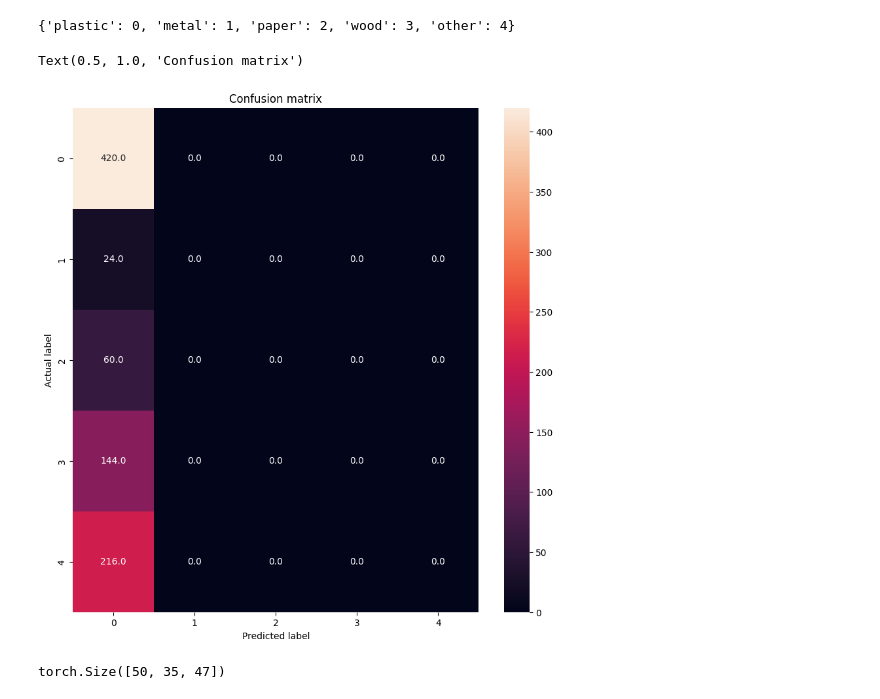
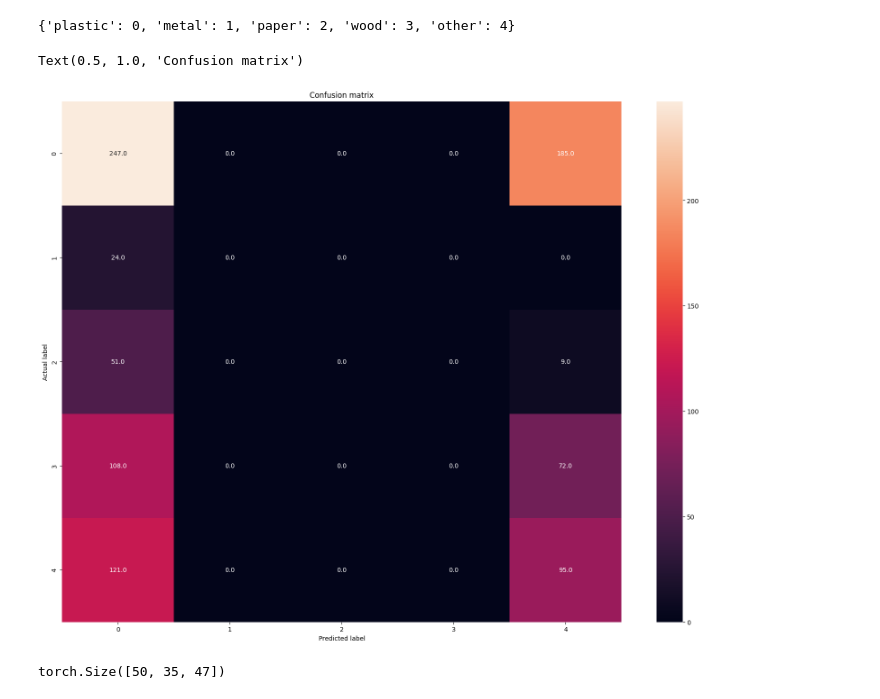
Before and after one commit to FYYHU/ai_mat, a Jupyter notebook: conv_net_Top4.ipynb, the cells around one changed output. Drawn from its saved outputs; the diff is of its cells as text; code cells hidden in the pictures.

```diff
--- a/conv_net_Top4.ipynb
+++ b/conv_net_Top4.ipynb
@@ -42,3 +43,5 @@ if (not os.path.exists(target)):
+# %%
+train, val, test = shuffle_split(possible_classes=possible_classes)
 # %%
 #delete old data_split folder
 if (os.path.exists(target)):
@@ -90,10 +93,9 @@ material_label = {"plastic": 0, "metal": 1,"paper": 2, "wood": 3, "other": 4}
 #data transforms
 data_transforms = transforms.Compose([
     transforms.ToPILImage(),
-    transforms.Resize((224,224)),
-    transforms.RandomInvert(0.5),
+    transforms.Resize((144,144)),
     transforms.RandomHorizontalFlip(0.5),
-    transforms.RandomApply([transforms.RandomRotation(90), transforms.ColorJitter(brightness=0.1, contrast=0.1, saturation=0.1, hue=0.5)], p=0.5),
+    transforms.RandomApply([transforms.RandomRotation(180), transforms.ColorJitter(brightness=.5, hue=.3)], p=0.5),
     transforms.ToTensor(),
 ])
 # %%
@@ -127,16 +157,19 @@ class ConvNeuralNetwork(nn.Module):
     def __init__(self):
         super().__init__()
         self.conv_relu_stack = nn.Sequential(
-            nn.Conv2d(3, 32, kernel_size=5, padding=2),
+            nn.Conv2d(3, 20, kernel_size=5, padding=2),
             nn.ReLU(),
-            nn.MaxPool2d(kernel_size=2, stride=2),
-            nn.Conv2d(32, 64, kernel_size=2, stride=2),
+            nn.AvgPool2d(kernel_size=3, stride=3),
+            nn.Conv2d(20, 50, kernel_size=3, stride=1, padding=1),
             nn.ReLU(),
-            nn.MaxPool2d(kernel_size=2, stride=2),
+            nn.AvgPool2d(kernel_size=3, stride=3),
         )
         self.flatten = nn.Flatten()
         self.linear_relu_stack = nn.Sequential(
-            nn.Linear(50176, 512),
+            nn.Linear(12800, 512),
+            nn.ReLU(),
+            nn.Dropout(0.1),
+            nn.Linear(512, 512),
             nn.ReLU(),
             nn.Linear(512, 5),
             nn.ReLU(),
@@ -229,7 +260,7 @@ def test(dataloader, model, loss_fn):
 learning_rate = 1e-3
 epochs = 100
 loss_fn = nn.NLLLoss()
-optimizer = torch.optim.SGD(model.parameters(), lr=learning_rate)
+optimizer = torch.optim.Adam(model.parameters(), lr=learning_rate)
 # %%
 #train model
 early_stopping = EarlyStopper()
@@ -328,14 +359,14 @@ material_label
 {'plastic': 0, 'metal': 1, 'paper': 2, 'wood': 3, 'other': 4}
 # %%
 # Plot confusion matrix
-plt.figure(figsize=(10,10))
+plt.figure(figsize=(20,15))
 sns.heatmap(confusion_matrix, annot=True, fmt=".1f")
 plt.ylabel('Actual label')
 plt.xlabel('Predicted label')
 plt.title("Confusion matrix")
 # %% [output]
 Text(0.5, 1.0, 'Confusion matrix')
-[figure, old version]
+[figure, new version]
 # %%
 random = torch.randn(3,144, 192)
 conv1 = nn.Conv2d(3, 20, kernel_size=5, padding=1)
```
Also changed, not shown: parts of 15 cells of this notebook, 1 other file.
